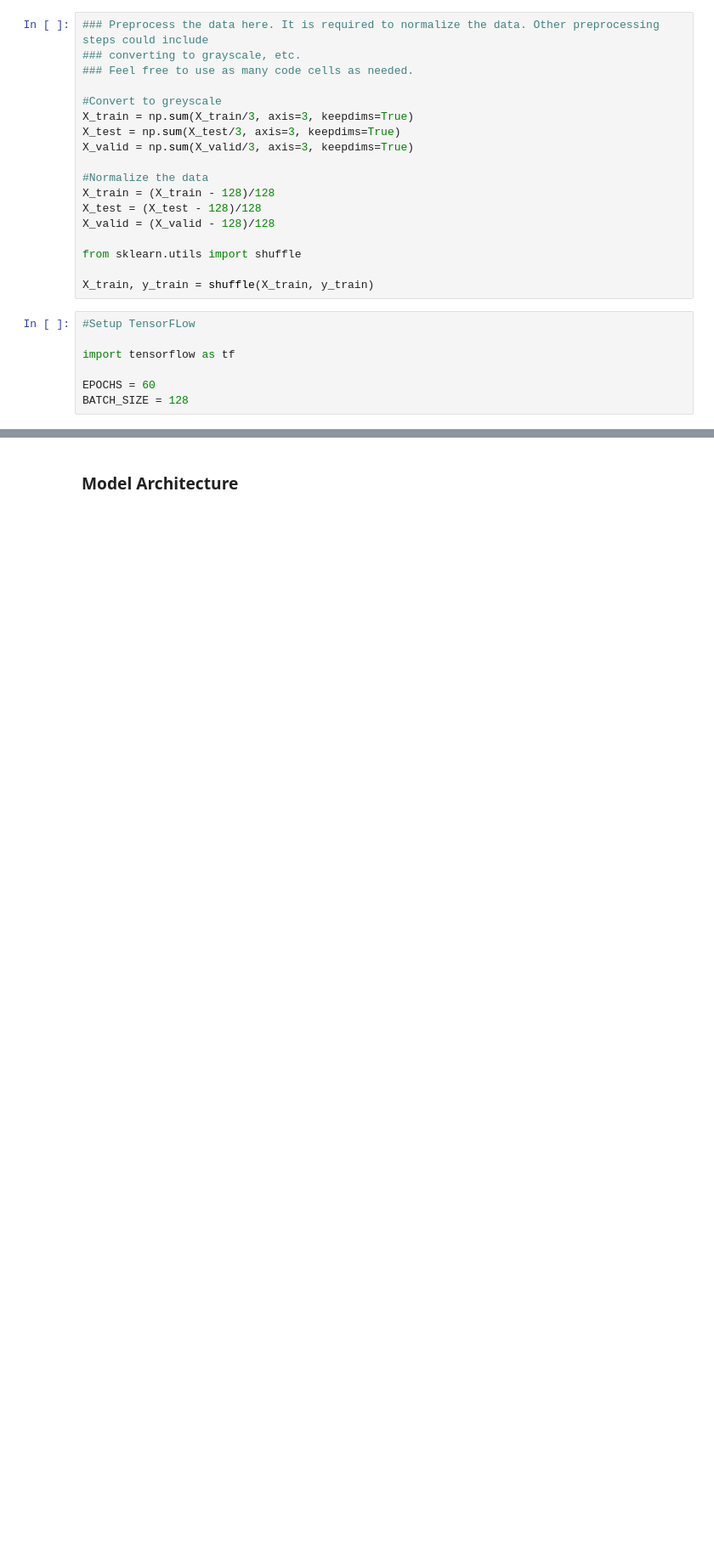
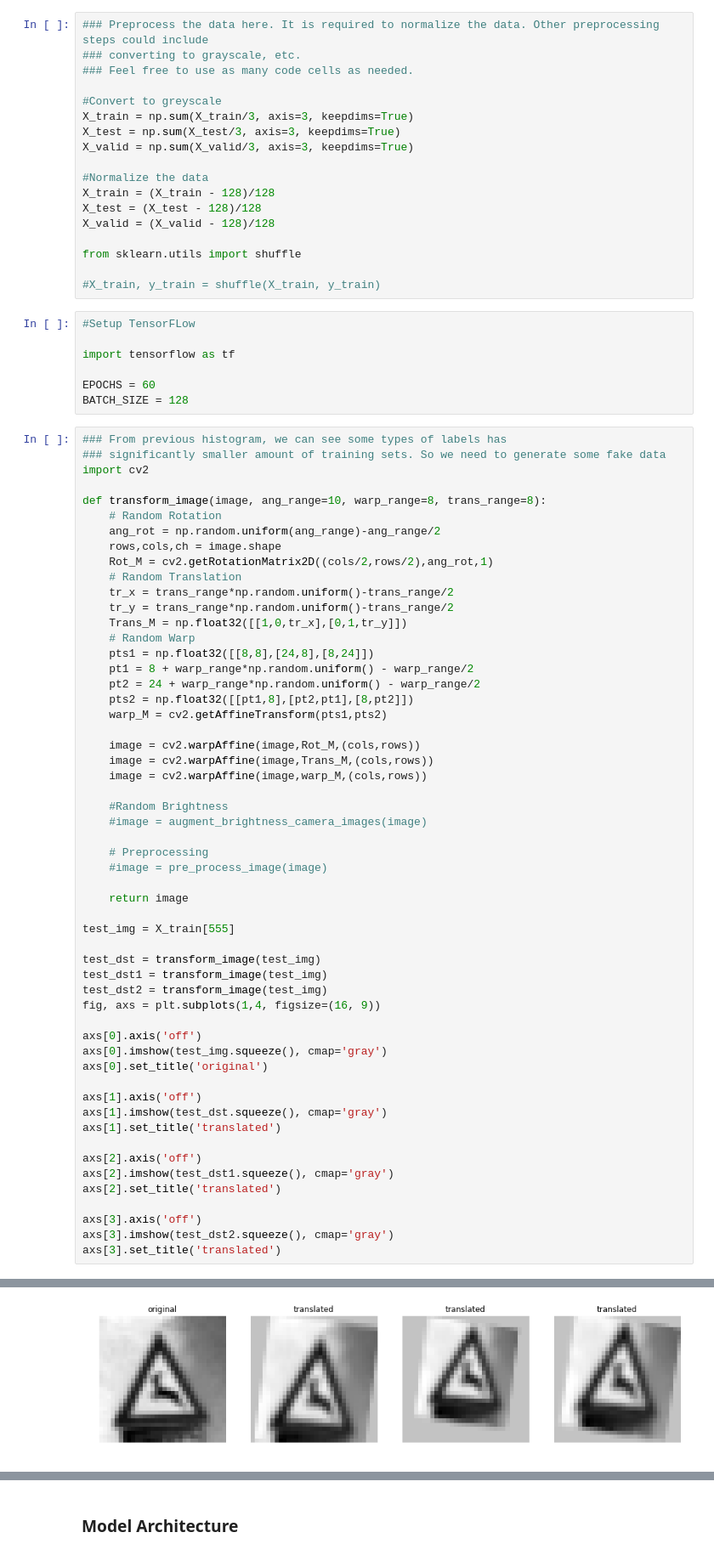
Before and after one commit to FutureKen/CarND-Traffic-Sign-Classifier-Project, a Jupyter notebook: Traffic_Sign_Classifier.ipynb, the cells around one changed output, grey strips where cells are left out. Shown at 85% size. Cells and saved outputs as stored; diff of their text form; blank space fills up the shorter version.

Commit message:
add transform image function

```diff
--- a/Traffic_Sign_Classifier.ipynb
+++ b/Traffic_Sign_Classifier.ipynb
@@ -169,7 +162,7 @@ X_valid = (X_valid - 128)/128
 
 from sklearn.utils import shuffle
 
-X_train, y_train = shuffle(X_train, y_train)
+#X_train, y_train = shuffle(X_train, y_train)
 # %%
 #Setup TensorFLow
 
@@ -177,3 +170,59 @@ import tensorflow as tf
 
 EPOCHS = 60
 BATCH_SIZE = 128
+# %%
+### From previous histogram, we can see some types of labels has
+### significantly smaller amount of training sets. So we need to generate some fake data
+import cv2
+
+def transform_image(image, ang_range=10, warp_range=8, trans_range=8):
+    # Random Rotation
+    ang_rot = np.random.uniform(ang_range)-ang_range/2
+    rows,cols,ch = image.shape
+    Rot_M = cv2.getRotationMatrix2D((cols/2,rows/2),ang_rot,1)
+    # Random Translation
+    tr_x = trans_range*np.random.uniform()-trans_range/2
+    tr_y = trans_range*np.random.uniform()-trans_range/2
+    Trans_M = np.float32([[1,0,tr_x],[0,1,tr_y]])
+    # Random Warp
+    pts1 = np.float32([[8,8],[24,8],[8,24]])
+    pt1 = 8 + warp_range*np.random.uniform() - warp_range/2
+    pt2 = 24 + warp_range*np.random.uniform() - warp_range/2
+    pts2 = np.float32([[pt1,8],[pt2,pt1],[8,pt2]])
+    warp_M = cv2.getAffineTransform(pts1,pts2)
+
+    image = cv2.warpAffine(image,Rot_M,(cols,rows))
+    image = cv2.warpAffine(image,Trans_M,(cols,rows))
+    image = cv2.warpAffine(image,warp_M,(cols,rows))
+
+    #Random Brightness
+    #image = augment_brightness_camera_images(image)
+
+    # Preprocessing
+    #image = pre_process_image(image)
+
+    return image
+
+test_img = X_train[555]
+
+test_dst = transform_image(test_img)
+test_dst1 = transform_image(test_img)
+test_dst2 = transform_image(test_img)
+fig, axs = plt.subplots(1,4, figsize=(16, 9))
+
+axs[0].axis('off')
+axs[0].imshow(test_img.squeeze(), cmap='gray')
+axs[0].set_title('original')
+
+axs[1].axis('off')
+axs[1].imshow(test_dst.squeeze(), cmap='gray')
+axs[1].set_title('translated')
+
+axs[2].axis('off')
+axs[2].imshow(test_dst1.squeeze(), cmap='gray')
+axs[2].set_title('translated')
+
+axs[3].axis('off')
+axs[3].imshow(test_dst2.squeeze(), cmap='gray')
+axs[3].set_title('translated')
+# %% [output]
@@ -179,0 +230 @@ BATCH_SIZE = 128
+[figure, added]
```
Also changed, not shown: parts of 4 cells of this notebook.
